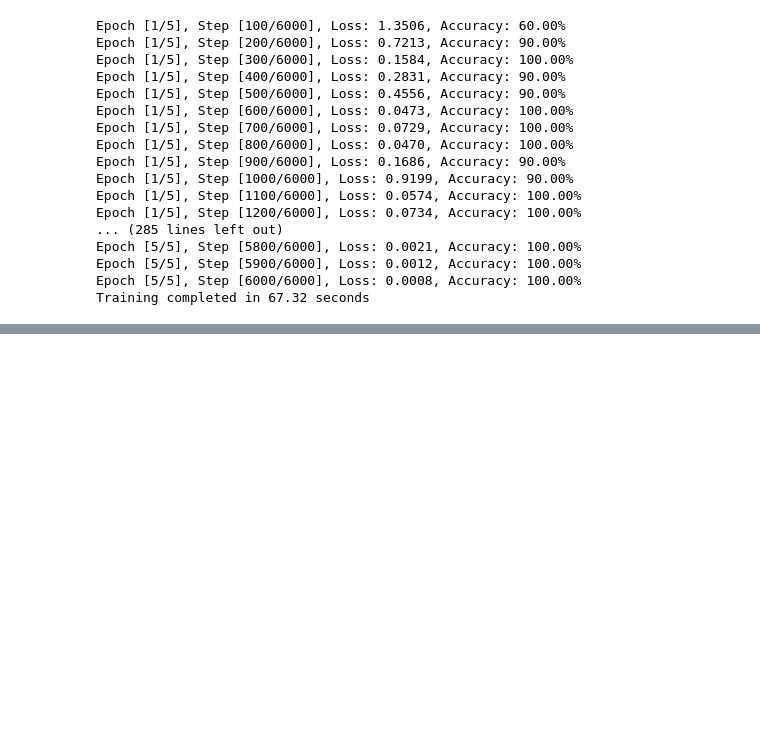
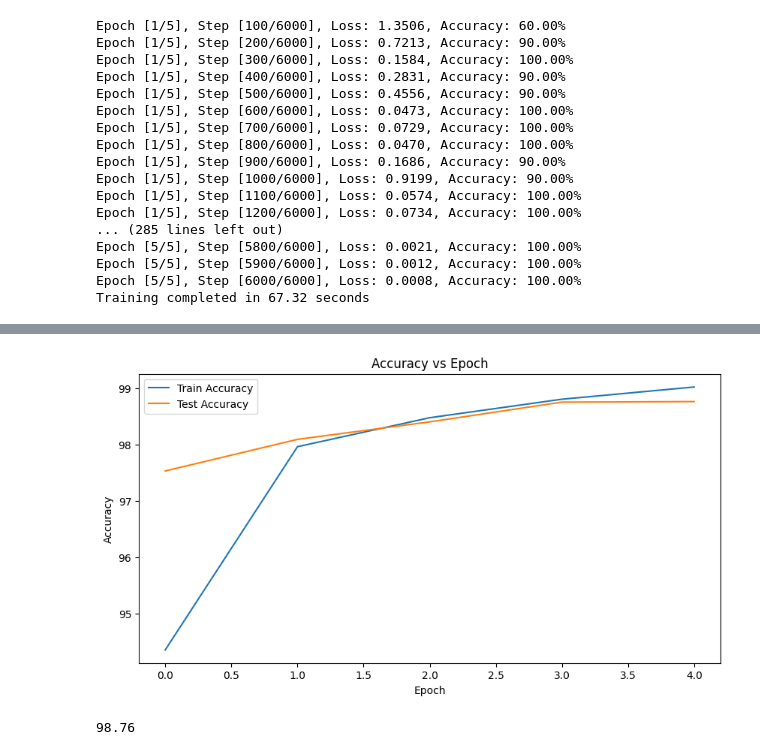
Before and after one commit to ethanvillalovoz/pytorch-basic-nn, a Jupyter notebook: src/5_CNN.ipynb, the cells around one changed output, grey strips where cells are left out. Drawn from its saved outputs; the diff is of its cells as text; code cells hidden in the pictures; blank space fills up the shorter version.

```diff
--- a/src/5_CNN.ipynb
+++ b/src/5_CNN.ipynb
@@ -212,0 +227,14 @@ Training completed in 67.32 seconds
+# %%
+# Graph the accuracy at each epoch
+train_accuracies = [acc/600 for acc in train_accuracies]
+test_accuracies = [acc/100 for acc in test_accuracies]
+plt.figure(figsize=(10, 5))
+plt.plot(train_accuracies, label='Train Accuracy')
+plt.plot(test_accuracies, label='Test Accuracy')
+plt.xlabel('Epoch')
+plt.ylabel('Accuracy')
+plt.title('Accuracy vs Epoch')
+plt.legend()
+plt.show()
+# %% [output]
+[figure, added]
@@ -212,0 +250,5 @@ Training completed in 67.32 seconds
+# %%
+# Did for correct predictions
+correct/len(test_dataset)*100  # Total number of correct predictions
+# %% [output]
+98.76
```
Also changed, not shown: parts of 3 cells of this notebook.
